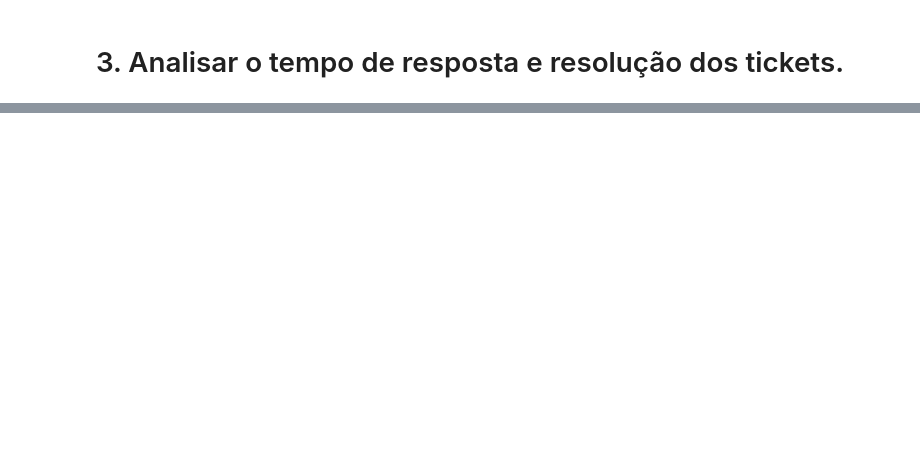
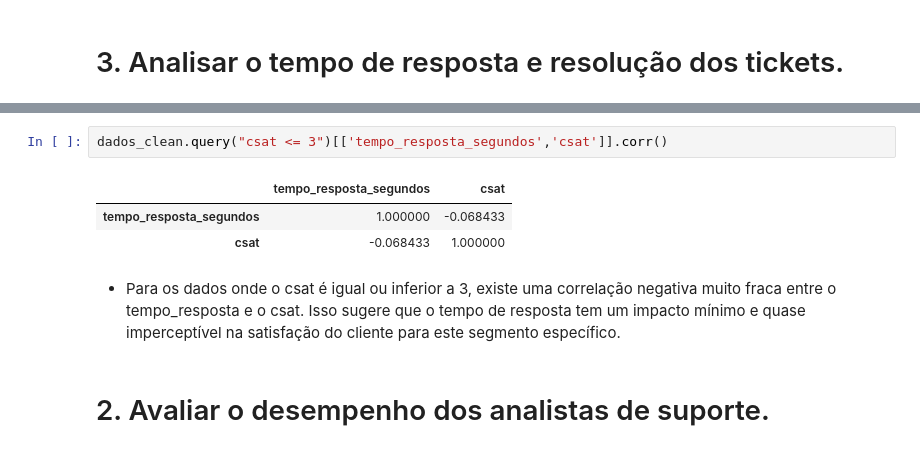
Before and after one commit to 94lucas/estudo-de-caso, a Jupyter notebook: analise.ipynb, the cells around one changed output, grey strips where cells are left out. Drawn from its saved outputs; the diff is of its cells as text; blank space fills up the shorter version.

```diff
--- a/analise.ipynb
+++ b/analise.ipynb
@@ -211,0 +250,10 @@ avaliacao_negativa.sort_values('avaliacao_numerica_relativa', ascending=False).r
+# %%
+dados_clean.query("csat <= 3")[['tempo_resposta_segundos','csat']].corr()
+# %% [output]
+|  | tempo_resposta_segundos | csat |
+| tempo_resposta_segundos | 1.000000 | -0.068433 |
+| csat | -0.068433 | 1.000000 |
+# %% [markdown]
+- Para os dados onde o csat é igual ou inferior a 3, existe uma correlação negativa muito fraca entre o tempo_resposta e o csat. Isso sugere que o tempo de resposta tem um impacto mínimo e quase imperceptível na satisfação do cliente para este segmento específico.
+# %% [markdown]
+# 2. Avaliar o desempenho dos analistas de suporte.
```
Also changed, not shown: parts of 5 cells of this notebook.
